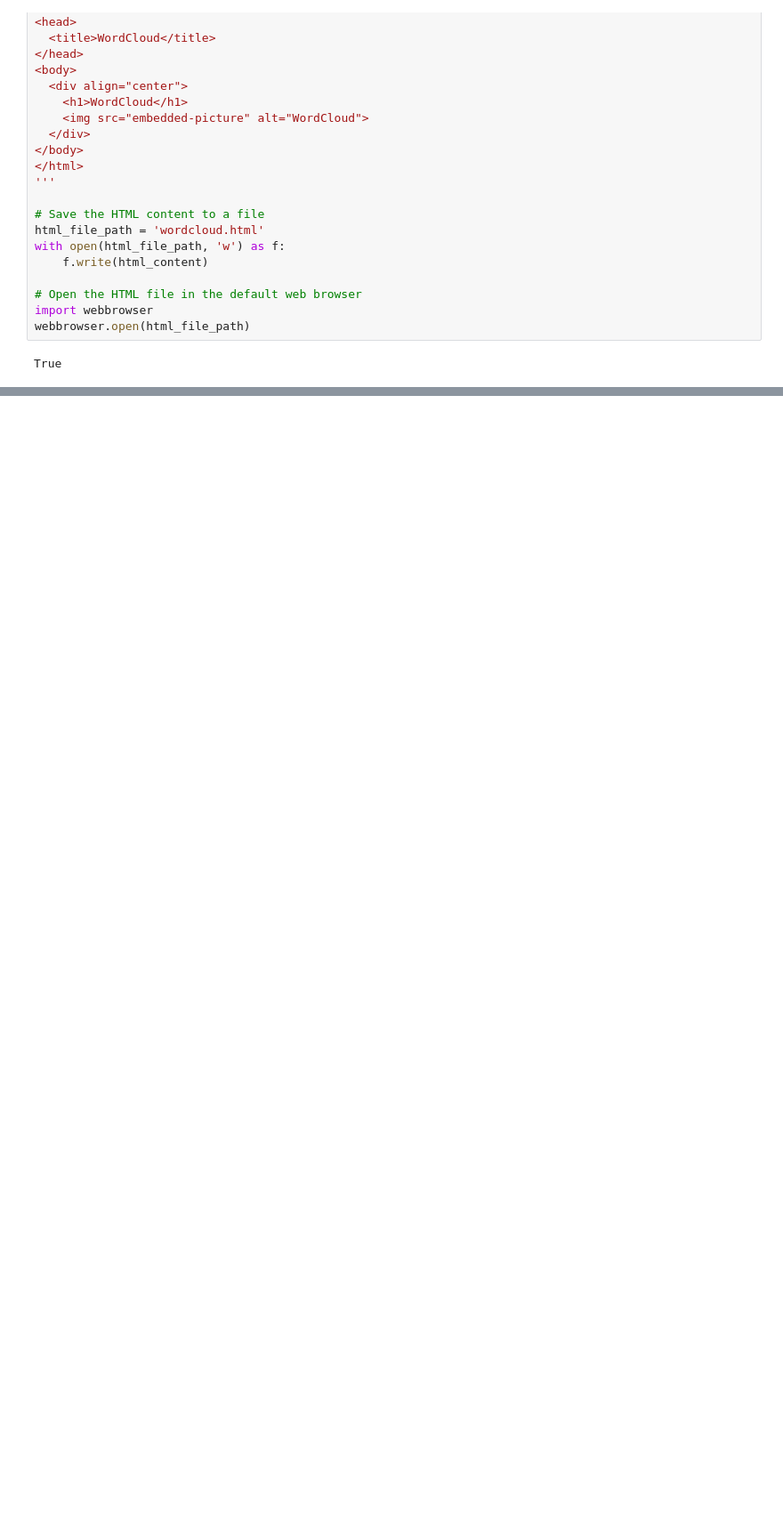
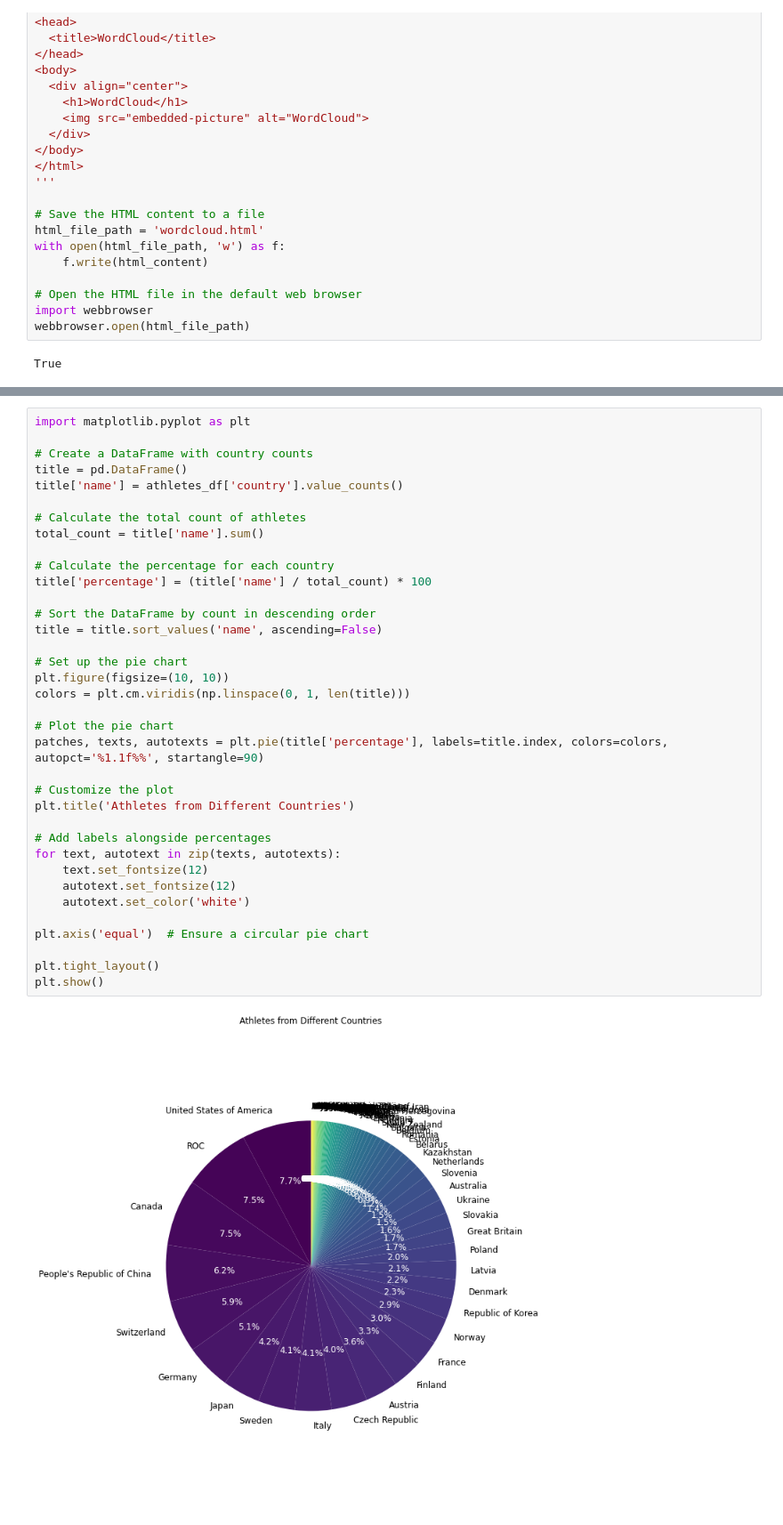
Before and after one commit to 0gaurav4/LibMS, a Jupyter notebook: imp.ipynb, the cells around one changed output, grey strips where cells are left out. Shown at 89% size. Saved outputs shown, nothing was run; the diff lists cells and outputs as text; blank space fills up the shorter version.

```diff
--- a/imp.ipynb
+++ b/imp.ipynb
@@ -235,0 +304,38 @@ True
+# %%
+import matplotlib.pyplot as plt
+
+# Create a DataFrame with country counts
+title = pd.DataFrame()
+title['name'] = athletes_df['country'].value_counts()
+
+# Calculate the total count of athletes
+total_count = title['name'].sum()
+
+# Calculate the percentage for each country
+title['percentage'] = (title['name'] / total_count) * 100
+
+# Sort the DataFrame by count in descending order
+title = title.sort_values('name', ascending=False)
+
+# Set up the pie chart
+plt.figure(figsize=(10, 10))
+colors = plt.cm.viridis(np.linspace(0, 1, len(title)))
+
+# Plot the pie chart
+patches, texts, autotexts = plt.pie(title['percentage'], labels=title.index, colors=colors, autopct='%1.1f%%', startangle=90)
+
+# Customize the plot
+plt.title('Athletes from Different Countries')
+
+# Add labels alongside percentages
+for text, autotext in zip(texts, autotexts):
+    text.set_fontsize(12)
+    autotext.set_fontsize(12)
+    autotext.set_color('white')
+
+plt.axis('equal')  # Ensure a circular pie chart
+
+plt.tight_layout()
+plt.show()
+# %% [output]
+[figure, added]
```
Also changed, not shown: parts of 9 cells of this notebook, 5 other files.
